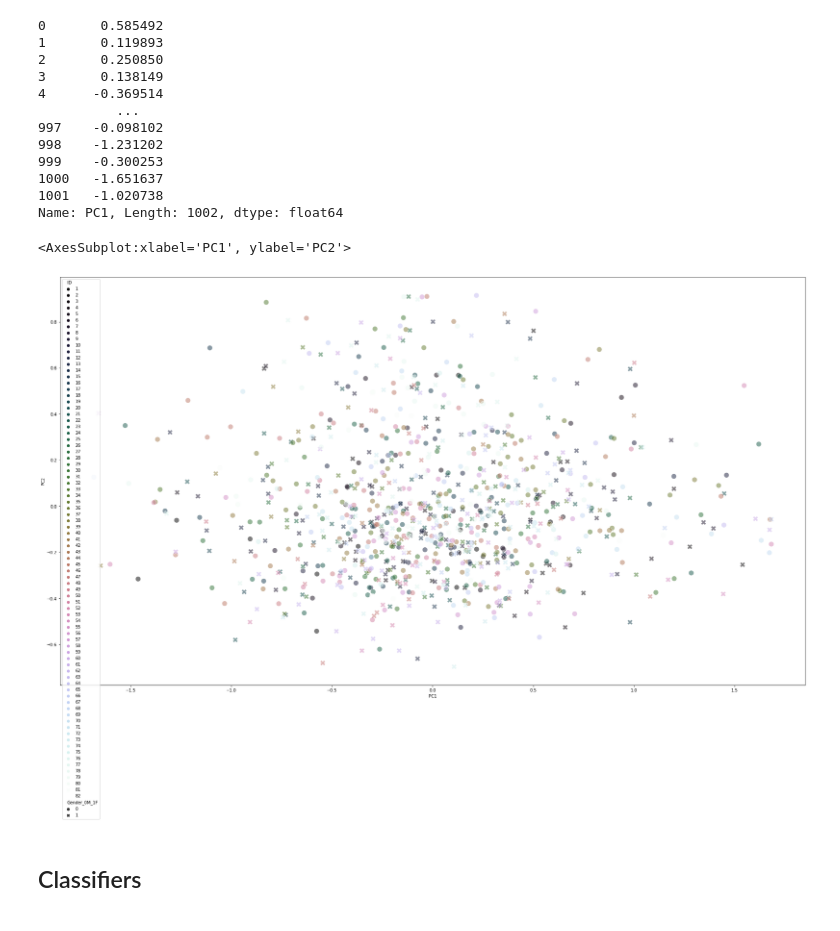
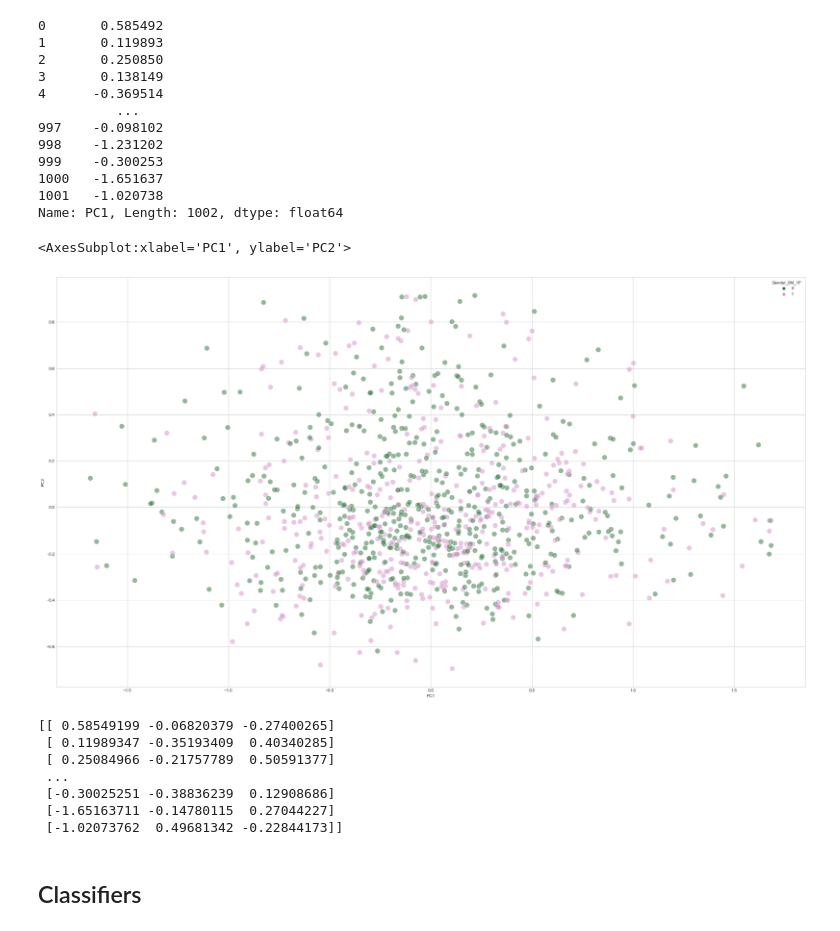
Before and after one commit to michael-suggs/py-FGNET, a Jupyter notebook: eda-fgnet-lopo.ipynb, the cells around one changed output. Saved outputs shown, nothing was run; the diff lists cells and outputs as text; code cells hidden in the pictures.

```diff
--- a/eda-fgnet-lopo.ipynb
+++ b/eda-fgnet-lopo.ipynb
@@ -122,18 +122,39 @@ df_pca.loc['X',:]['PC1']
 1001   -1.020738
 Name: PC1, Length: 1002, dtype: float64
 # %%
+plt.style.use('seaborn-whitegrid')
 plt.figure(figsize=(32,18))
 sns.scatterplot(x=df_pca.loc['X',:]['PC1'],
                 y=df_pca.loc['X',:]['PC2'],
-                hue=y['ID'],
-                style=y['Gender_0M_1F'],
+                # hue=y['ID'],
+                hue=y['Gender_0M_1F'],
                 palette='cubehelix',
                 legend='full',
                 s=150,
                 alpha=.5)
+plt.title('Gender (PC1, PC2')
 # %% [output]
 <AxesSubplot:xlabel='PC1', ylabel='PC2'>
-[figure, old version]
+[figure, new version]
+# %%
+X_pca = lopo_pca.transform(X)
+sns.scatterplot(x=X_pca.loc['X',:]['PC1'],
+                y=df_pca.loc['X',:]['PC2'],
+                # hue=y['ID'],
+                hue=df_pca.loc['X',:]['PC3'],
+                style=y['Gender_0M_1F'],
+                palette='cubehelix',
+                # legend='full',
+                s=150,
+                alpha=.5)
+# %% [output]
+[[ 0.58549199 -0.06820379 -0.27400265]
+ [ 0.11989347 -0.35193409  0.40340285]
+ [ 0.25084966 -0.21757789  0.50591377]
+ ...
+ [-0.30025251 -0.38836239  0.12908686]
+ [-1.65163711 -0.14780115  0.27044227]
+ [-1.02073762  0.49681342 -0.22844173]]
 # %% [markdown]
 ## Classifiers
 # %%
```
Also changed, not shown: parts of 17 cells of this notebook, 5 other files.
